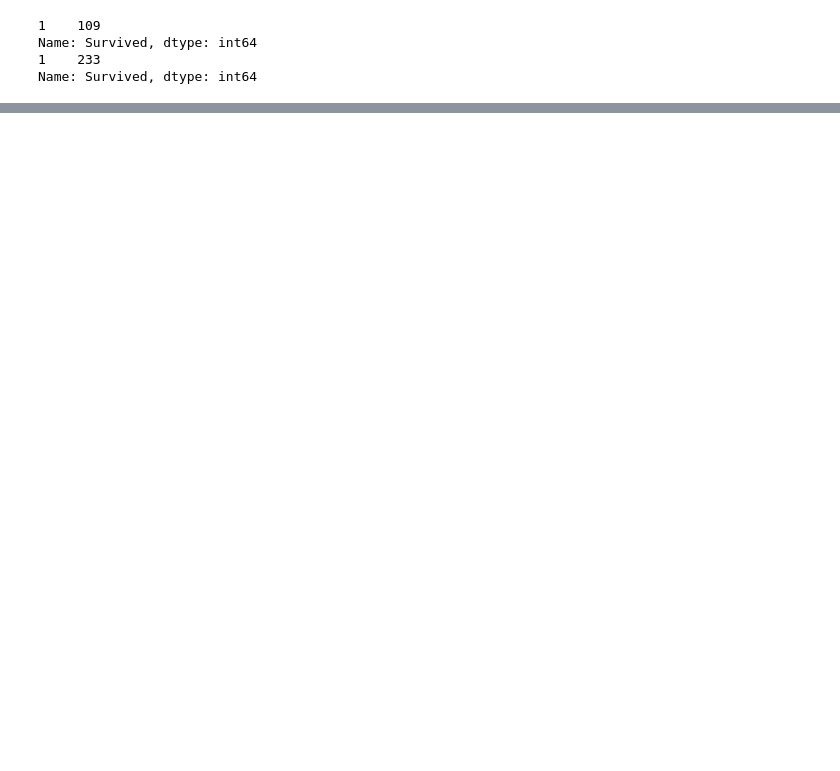
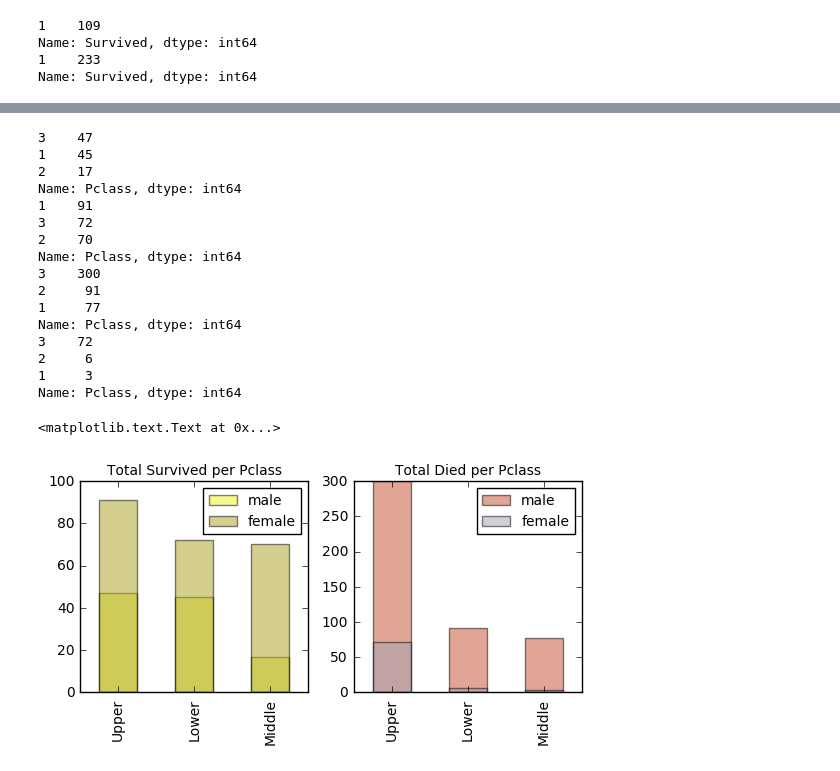
Before and after one commit to nenduru1/Kaggle, a Jupyter notebook: titanic_ne.ipynb, the cells around one changed output, grey strips where cells are left out. Cells and saved outputs as stored; diff of their text form; code cells hidden in the pictures; blank space fills up the shorter version.

```diff
--- a/titanic_ne.ipynb
+++ b/titanic_ne.ipynb
@@ -180,0 +114,50 @@ plt.legend(loc='best')
+# %%
+male_surv_pclass=df.Pclass[df.Survived==1][df.Sex=='male'].value_counts()
+print(male_surv_pclass)
+
+female_surv_pclass=df.Pclass[df.Survived==1][df.Sex=='female'].value_counts()
+print(female_surv_pclass)
+
+fig=plt.figure(figsize=(10,6))
+#ax1=fig.add_subplot(345)
+ax1=plt.subplot2grid((2,3),(0,0))
+male_surv_pclass.plot(kind='bar',alpha=0.5,color='#eff123',label='male')
+female_surv_pclass.plot(kind='bar',alpha=0.5,color='#aaa121',label='female')
+ax1.set_xticklabels(['Upper','Lower','Middle'])
+plt.legend(loc='best',prop={'size':10})
+plt.title('Total Survived per Pclass',fontsize=10)
+
+
+male_died_pclass=df.Pclass[df.Survived==0][df.Sex=='male'].value_counts()
+print(male_died_pclass)
+
+female_died_pclass=df.Pclass[df.Survived==0][df.Sex=='female'].value_counts()
+print(female_died_pclass)
+
+
+#ax=fig.add_subplot(346,sharey=ax1)
+ax2=plt.subplot2grid((2,3),(0,1))
+male_died_pclass.plot(kind='bar',alpha=0.5,color='#c44d2e',label='male')
+female_died_pclass.plot(kind='bar',alpha=0.5,color='#a3a2b2',label='female')
+ax2.set_xticklabels(['Upper','Lower','Middle'])
+plt.legend(loc='best',prop={'size':10})
+plt.title('Total Died per Pclass',fontsize=10)
+# %% [output]
+3    47
+1    45
+2    17
+Name: Pclass, dtype: int64
+1    91
+3    72
+2    70
+Name: Pclass, dtype: int64
+3    300
+2     91
+1     77
+Name: Pclass, dtype: int64
+3    72
+2     6
+1     3
+Name: Pclass, dtype: int64
+<matplotlib.text.Text at 0x...>
+[figure, added]
```
Also changed, not shown: parts of 27 cells of this notebook.
